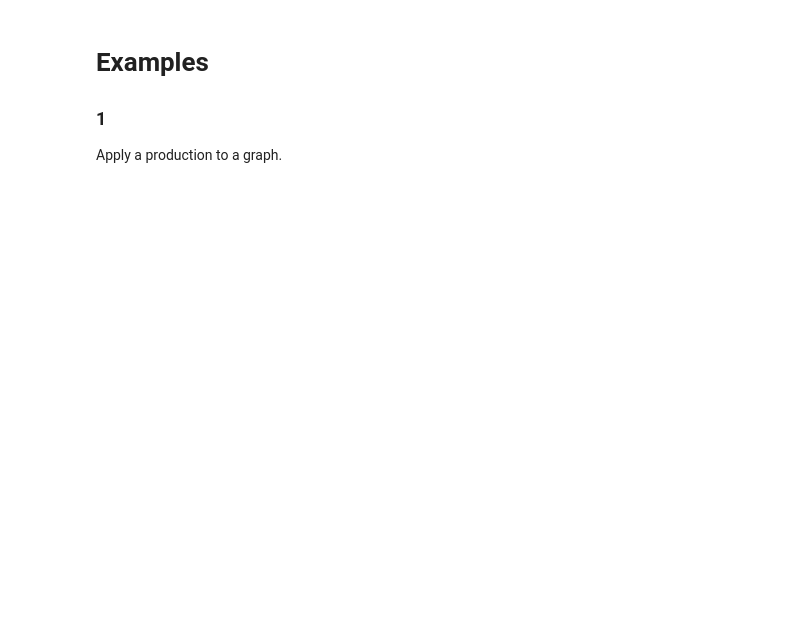
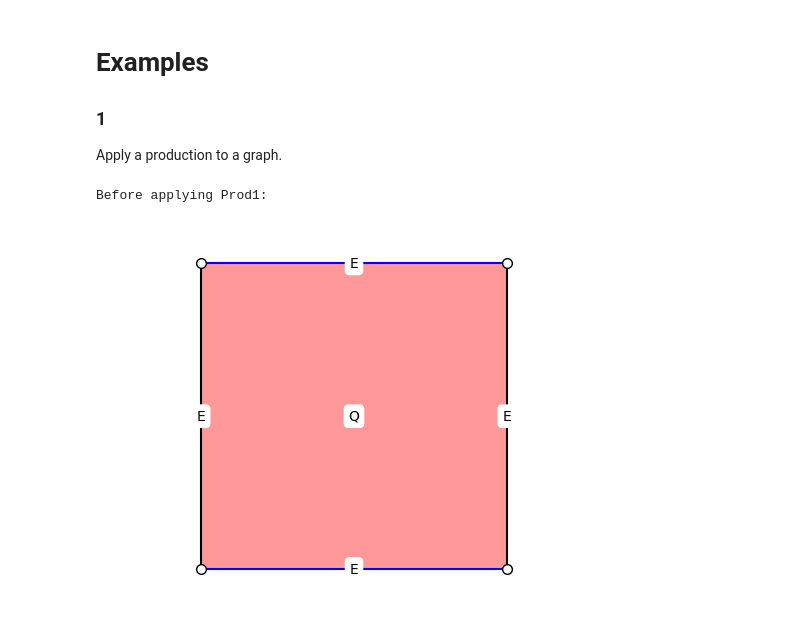
Before and after one commit to bartektempka/hypergraph-grammar-AGH, a Jupyter notebook: prod1_5.ipynb, the cells around one changed output. Drawn from its saved outputs; the diff is of its cells as text; code cells hidden in the pictures; blank space fills up the shorter version.

```diff
--- a/prod1_5.ipynb
+++ b/prod1_5.ipynb
@@ -2,3 +2,25 @@
 # Examples
 ### 1
 Apply a production to a graph.
+# %%
+from hypergrammar.hypergraph import Hypergraph
+from hypergrammar.edge import Edge, EdgeType
+from hypergrammar.productions.prod_1 import Prod1
+
+hg = Hypergraph()
+hg.add_edge(Edge(EdgeType.E, frozenset({"A", "B"}), {"B": 1, "R": 0}))
+hg.add_edge(Edge(EdgeType.E, frozenset({"B", "C"}), {"B": 0, "R": 0}))
+hg.add_edge(Edge(EdgeType.E, frozenset({"C", "D"}), {"B": 1, "R": 0}))
+hg.add_edge(Edge(EdgeType.E, frozenset({"D", "A"}), {"B": 0, "R": 0}))
+hg.add_edge(Edge(EdgeType.Q, frozenset({"A", "B", "C", "D"}), {"R": 1}))
+
+hg.set_vertex_parameter("A", {"x": 0, "y": 0})
+hg.set_vertex_parameter("B", {"x": 1, "y": 0})
+hg.set_vertex_parameter("C", {"x": 1, "y": 1})
+hg.set_vertex_parameter("D", {"x": 0, "y": 1})
+
+print("Before applying Prod1:")
+hg.draw(use_positional_parameters=True)
+# %% [output]
+Before applying Prod1:
+[figure, added]
```
Also changed, not shown: parts of 8 cells of this notebook.
